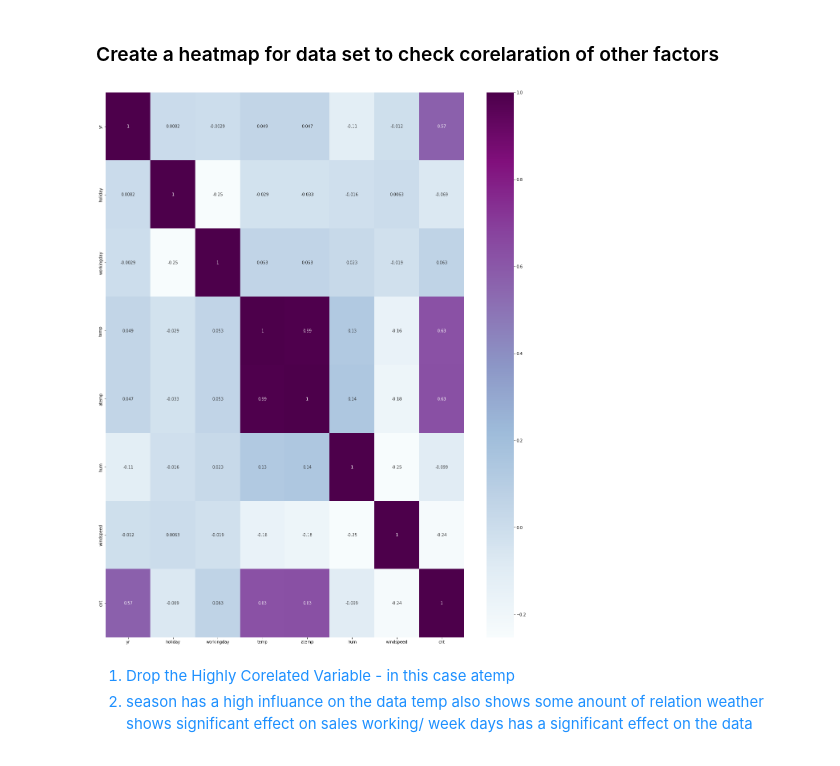
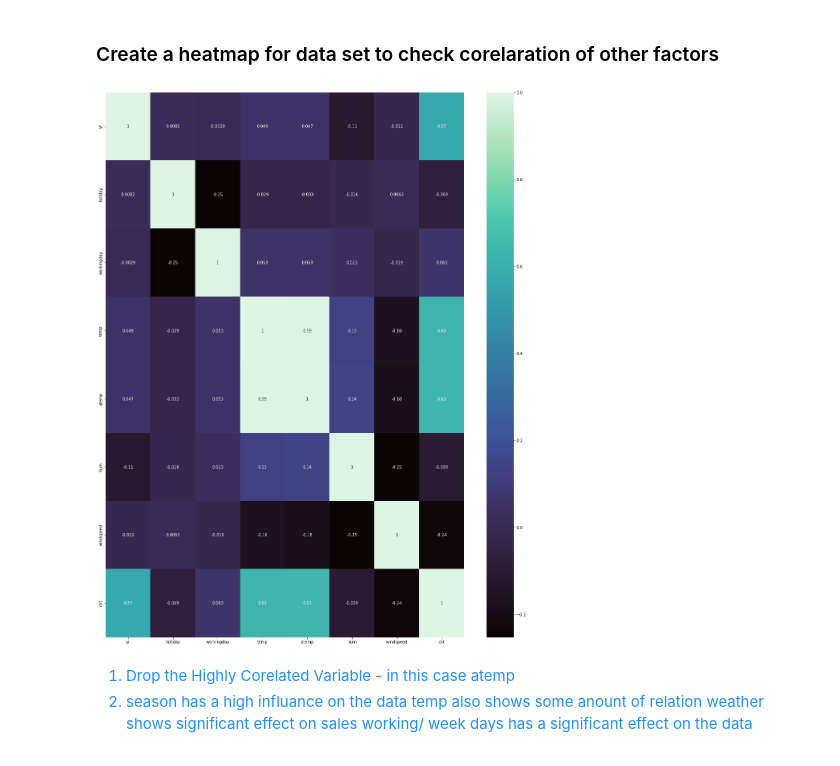
Before and after one commit to taruj/BikeSharing_Assignment, a Jupyter notebook: BikeSharing_Assignment.ipynb, the cells around one changed output. Drawn from its saved outputs; the diff is of its cells as text; code cells hidden in the pictures.

```diff
--- a/BikeSharing_Assignment.ipynb
+++ b/BikeSharing_Assignment.ipynb
@@ -36,7 +36,7 @@ from statsmodels.stats.outliers_influence import variance_inflation_factor
  # Set float format to 2 decimal points
 pd.options.display.float_format = '{:.4f}'.format
 
-plt.rcParams["figure.figsize"] = (10,10) # Set Default figsize of 15 by 15
+plt.rcParams["figure.figsize"] = (20,20) # Set Default figsize of 15 by 15
 plt.rcParams["axes.titlesize"] = 15
 pd.set_option('display.max_columns', None)
 # %% [output]
@@ -363,10 +363,10 @@ temp (Temprature) is one of the key factor that influences the cnt (count of rid
 ### Create a heatmap for data set to check corelaration of other factors
 # %%
 plt.figure(figsize=(20,25))
-sns.heatmap(bike_data.corr(), cmap = "BuPu", annot = True)
+sns.heatmap(bike_data.corr(), cmap = "mako", annot = True)
 plt.show()
 # %% [output]
-[figure, old version]
+[figure, new version]
 # %% [markdown]
 <font color="dodgerblue">
 
```
Also changed, not shown: parts of 41 cells of this notebook.
